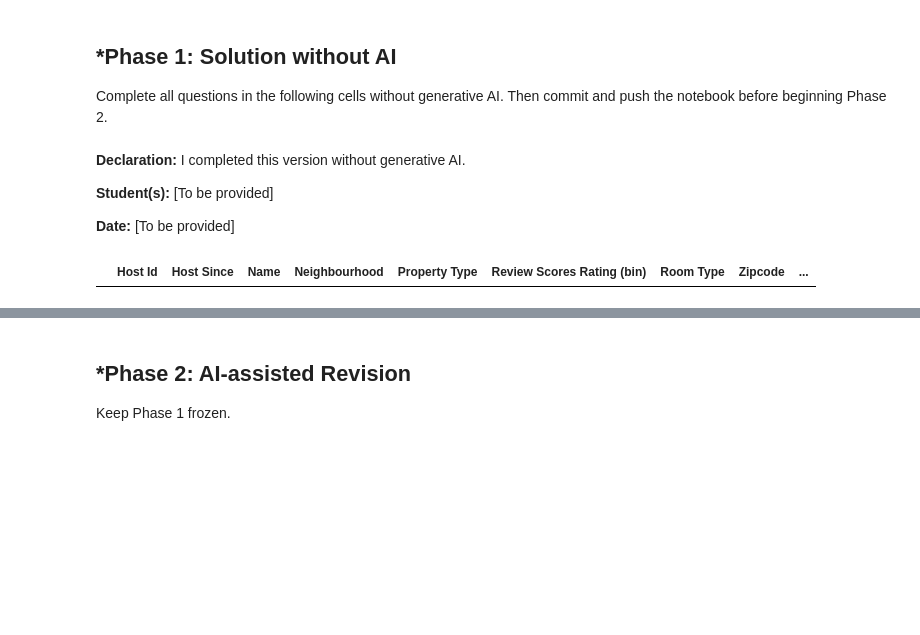
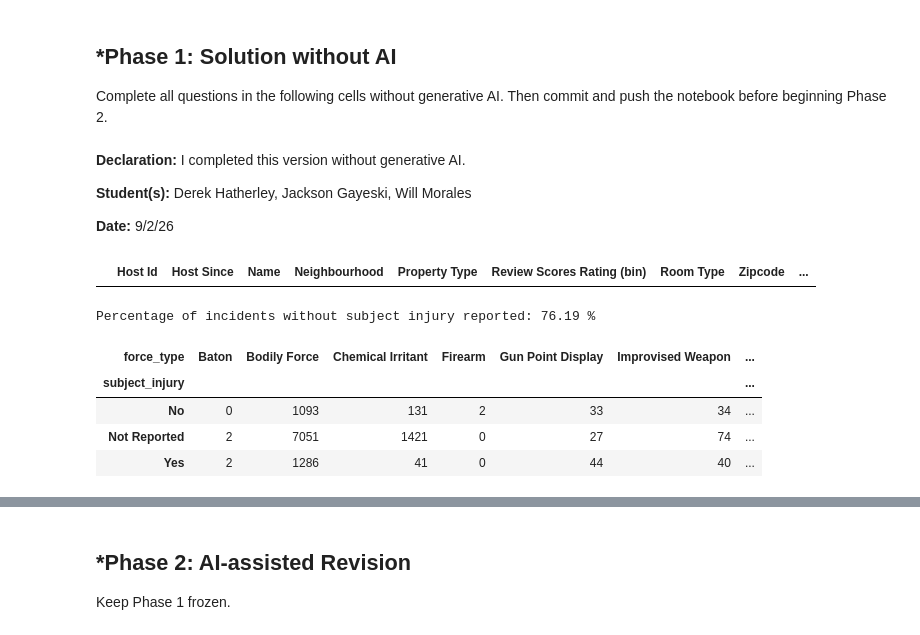
Before and after one commit to derekhatherley/A01-data-wrangling, a Jupyter notebook: DataWrangling.ipynb, the cells around one changed output, grey strips where cells are left out. Saved outputs shown, nothing was run; the diff lists cells and outputs as text; code cells hidden in the pictures; blank space fills up the shorter version.

Commit message:
Phase 1 completed - may still revise later

```diff
--- a/DataWrangling.ipynb
+++ b/DataWrangling.ipynb
@@ -27,7 +27,7 @@ notebook before beginning Phase 2.
 # %% [markdown]
 **Declaration:** I completed this version without generative AI.
 
-**Student(s):** [To be provided]
+**Student(s):** Derek Hatherley, Jackson Gayeski, Will Morales
 
-**Date:** [To be provided]
+**Date:** 9/2/26
 # %%
@@ -47,2 +47,37 @@ df[df['CleanPrice'].isna()]
 # %% [output]
 |  | Host Id | Host Since | Name | Neighbourhood | Property Type | Review Scores Rating (bin) | Room Type | Zipcode | ... |
+# %%
+# Question 1: Police Data
+import numpy as np
+import matplotlib.pyplot as plt
+import pandas as pd
+
+df = pd.read_csv('mn_police_use_of_force.csv')
+
+# clean subject_injury
+df[df['subject_injury'].isna()] #9,848 values are missing which is a concern
+df['subject_injury'] = df['subject_injury'].fillna('Not Reported')
+# Blank values now show up as 'Not Reported'
+
+# Calculate the percentage of data points with 'Not Reported' subject_injury
+notreportedcounter = 0
+for data in df['subject_injury']:
+  if data == 'Not Reported':
+    notreportedcounter += 1
+notreported_percent = 100*(notreportedcounter/len(df['subject_injury']))
+print('Percentage of incidents without subject injury reported:', round(notreported_percent, 2),'%')
+# 76.19% of values are missing!
+
+pd.crosstab(df['subject_injury'], df['force_type'])
+# Bodily force is the most commonly recorded force type.
+# The most data is missing with force types of bodily force, taser, chemical irritant, less lethal, and maximal restraint technique.
+# Essentially, cases where subject injury seems less likely to occur are the cases where the injury was not reported. In cases where there certainly
+# would have been an injury, they seemed more likely to report it since it would be required. In cases where minor or no injury would likely occur,
+# it seems that they avoided reporting the injury, if there was one. Still, there is a severe lack of injury reporting in this data set.
+# %% [output]
+Percentage of incidents without subject injury reported: 76.19 %
+| force_type | Baton | Bodily Force | Chemical Irritant | Firearm | Gun Point Display | Improvised Weapon | ... |
+| subject_injury |  |  |  |  |  |  | ... |
+| No | 0 | 1093 | 131 | 2 | 33 | 34 | ... |
+| Not Reported | 2 | 7051 | 1421 | 0 | 27 | 74 | ... |
+| Yes | 2 | 1286 | 41 | 0 | 44 | 40 | ... |
```
Also changed, not shown: parts of 2 cells of this notebook.
